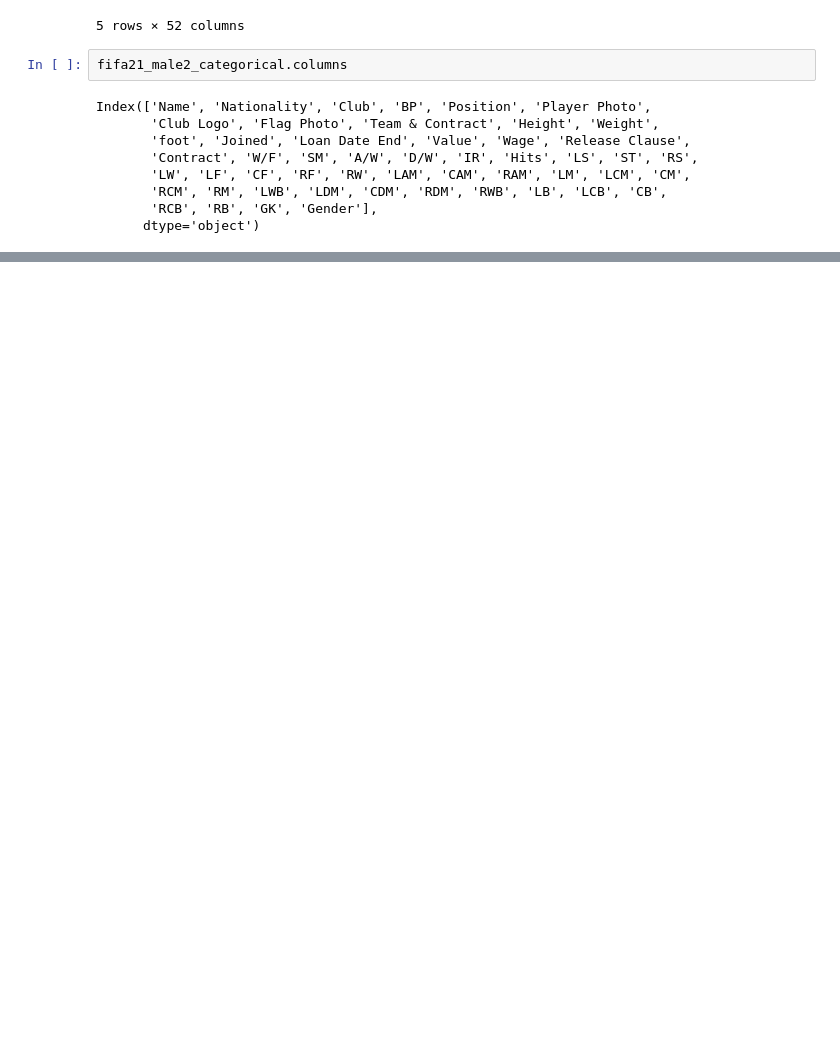
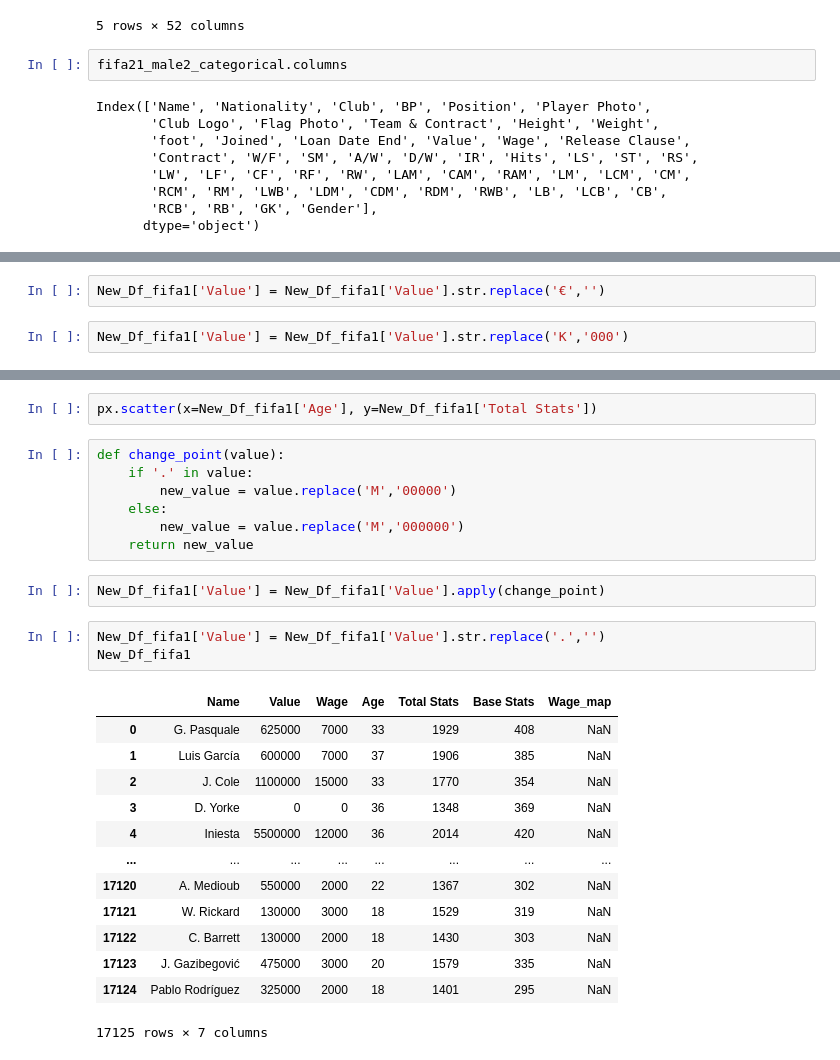
Before and after one commit to RaulRla/Fifa21_Project, a Jupyter notebook: Fifa project.ipynb, the cells around one changed output, grey strips where cells are left out. Drawn from its saved outputs; the diff is of its cells as text; blank space fills up the shorter version.

```diff
--- a/Fifa project.ipynb
+++ b/Fifa project.ipynb
@@ -103,0 +196,4 @@ array(['Udinese', 'KAS Eupen', 'Coventry City', 'Sunderland',
+# %%
+New_Df_fifa1['Value'] = New_Df_fifa1['Value'].str.replace('€','')
+# %%
+New_Df_fifa1['Value'] = New_Df_fifa1['Value'].str.replace('K','000')
@@ -103,0 +209,28 @@ array(['Udinese', 'KAS Eupen', 'Coventry City', 'Sunderland',
+# %%
+px.scatter(x=New_Df_fifa1['Age'], y=New_Df_fifa1['Total Stats'])
+# %%
+def change_point(value):
+    if '.' in value:
+        new_value = value.replace('M','00000')
+    else:
+        new_value = value.replace('M','000000')
+    return new_value
+# %%
+New_Df_fifa1['Value'] = New_Df_fifa1['Value'].apply(change_point)
+# %%
+New_Df_fifa1['Value'] = New_Df_fifa1['Value'].str.replace('.','')
+New_Df_fifa1
+# %% [output]
+|  | Name | Value | Wage | Age | Total Stats | Base Stats | Wage_map |
+| 0 | G. Pasquale | 625000 | 7000 | 33 | 1929 | 408 | NaN |
+| 1 | Luis García | 600000 | 7000 | 37 | 1906 | 385 | NaN |
+| 2 | J. Cole | 1100000 | 15000 | 33 | 1770 | 354 | NaN |
+| 3 | D. Yorke | 0 | 0 | 36 | 1348 | 369 | NaN |
+| 4 | Iniesta | 5500000 | 12000 | 36 | 2014 | 420 | NaN |
+| ... | ... | ... | ... | ... | ... | ... | ... |
+| 17120 | A. Medioub | 550000 | 2000 | 22 | 1367 | 302 | NaN |
+| 17121 | W. Rickard | 130000 | 3000 | 18 | 1529 | 319 | NaN |
+| 17122 | C. Barrett | 130000 | 2000 | 18 | 1430 | 303 | NaN |
+| 17123 | J. Gazibegović | 475000 | 3000 | 20 | 1579 | 335 | NaN |
+| 17124 | Pablo Rodríguez | 325000 | 2000 | 18 | 1401 | 295 | NaN |
+17125 rows × 7 columns
```
Also changed, not shown: parts of 26 cells of this notebook.
